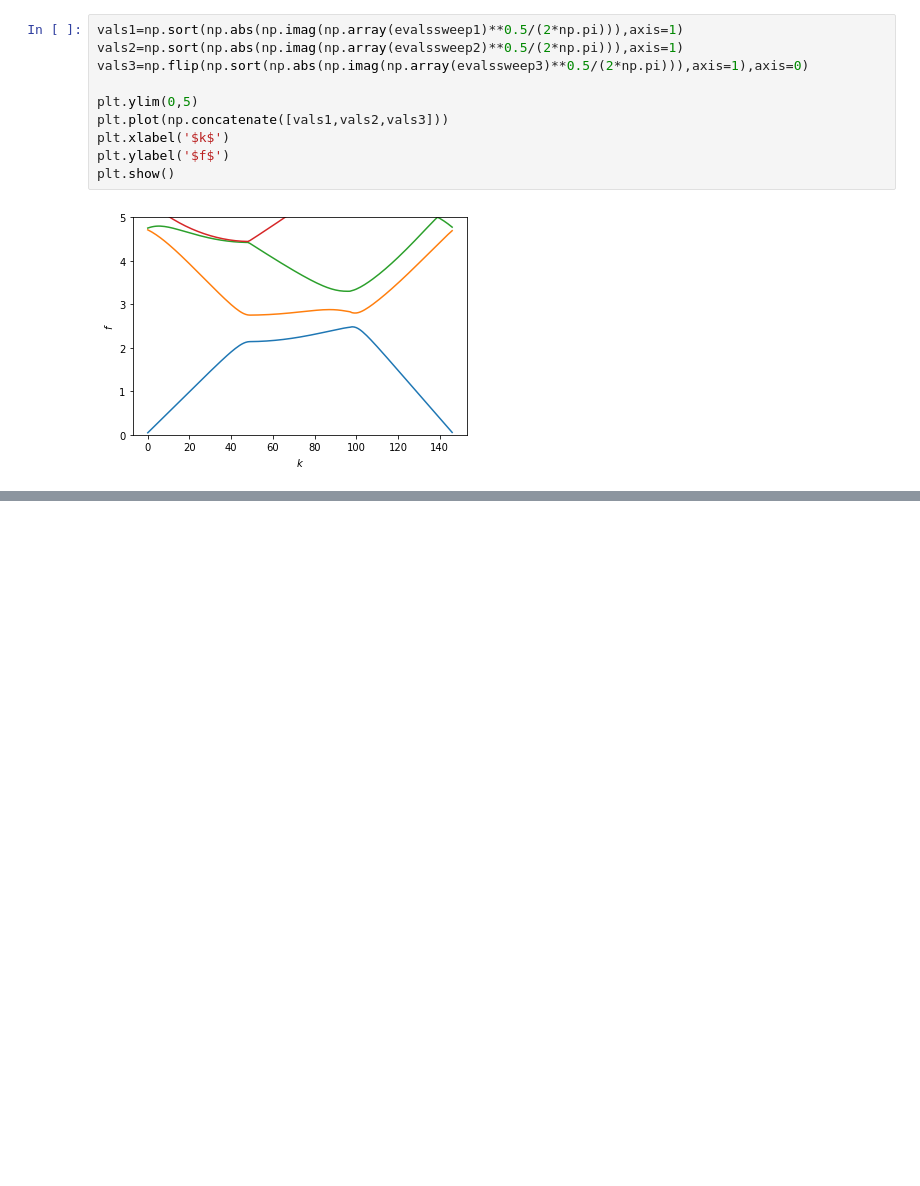
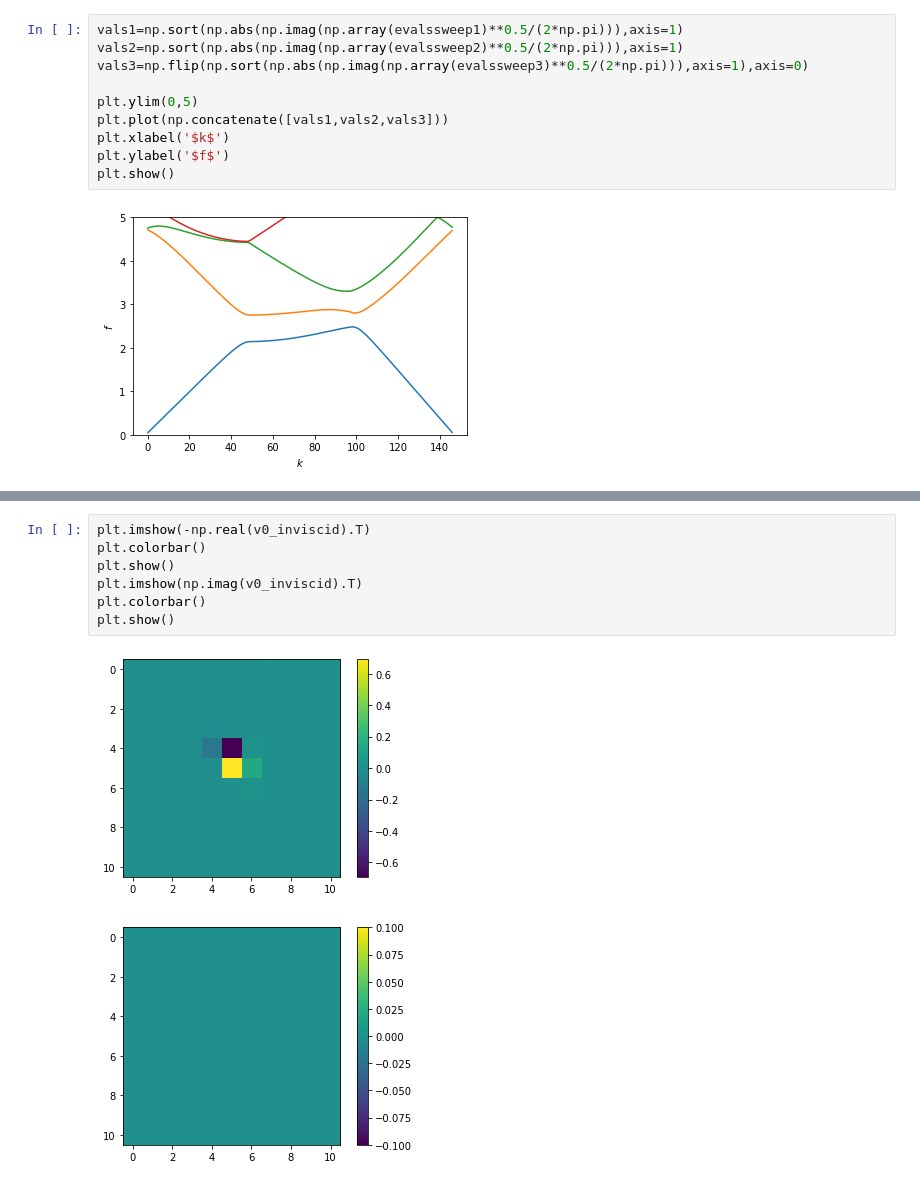
Before and after one commit to znicolaou/faraday, a Jupyter notebook: viscid_notebook.ipynb, the cells around one changed output, grey strips where cells are left out. Drawn from its saved outputs; the diff is of its cells as text; blank space fills up the shorter version.

```diff
--- a/viscid_notebook.ipynb
+++ b/viscid_notebook.ipynb
@@ -187,0 +272,10 @@ plt.show()
+# %%
+plt.imshow(-np.real(v0_inviscid).T)
+plt.colorbar()
+plt.show()
+plt.imshow(np.imag(v0_inviscid).T)
+plt.colorbar()
+plt.show()
+# %% [output]
+[figure, added]
+[figure, added]
```
Also changed, not shown: parts of 18 cells of this notebook, 1 other file.
